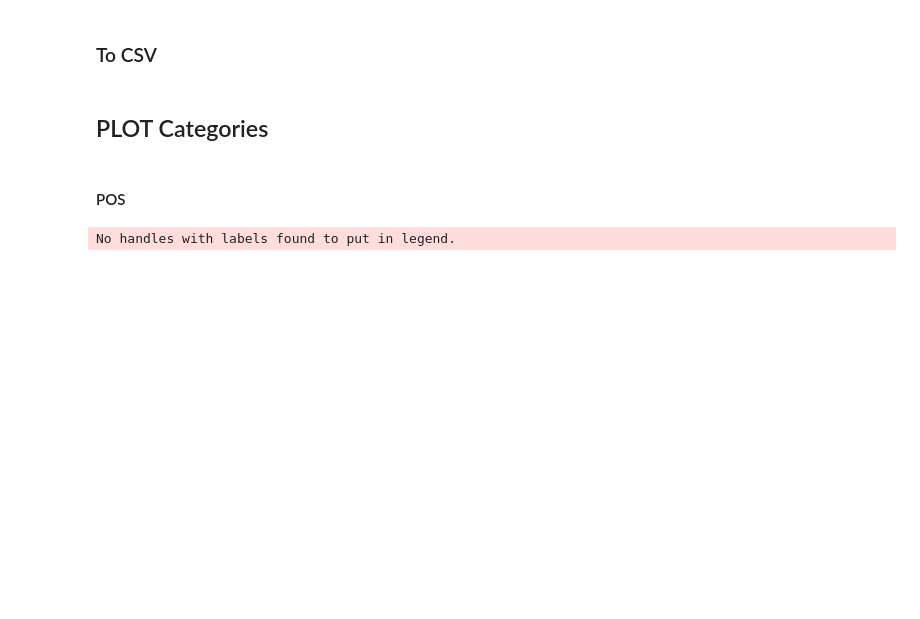
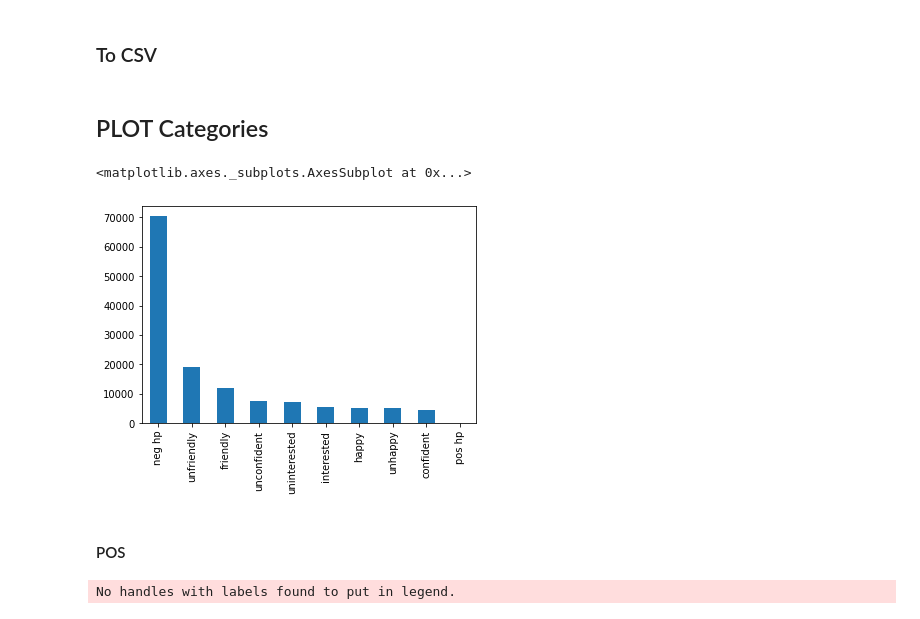
Before and after one commit to aascode/sentiment-analysis-2, a Jupyter notebook: processing/plotting_&_preprocessing_each_word_NLP.ipynb, the cells around one changed output. Cells and saved outputs as stored; diff of their text form; code cells hidden in the pictures; blank space fills up the shorter version.

Commit message:
new histogram category added

```diff
--- a/processing/plotting_&_preprocessing_each_word_NLP.ipynb
+++ b/processing/plotting_&_preprocessing_each_word_NLP.ipynb
@@ -1105,6 +1106,11 @@ df_categories_dropdup.to_csv('test/categories_set.csv', encoding='utf-8', index=
 df_categories_dropdup.to_csv('test/categories_set.csv', encoding='utf-8', index=True)
 # %% [markdown]
 ## PLOT Categories
+# %%
+df_categories['category'].value_counts().plot(kind='bar')
+# %% [output]
+<matplotlib.axes._subplots.AxesSubplot at 0x...>
+[figure, added]
 # %% [markdown]
 #### POS
 # %%
```
Also changed, not shown: parts of 1 cell of this notebook.
